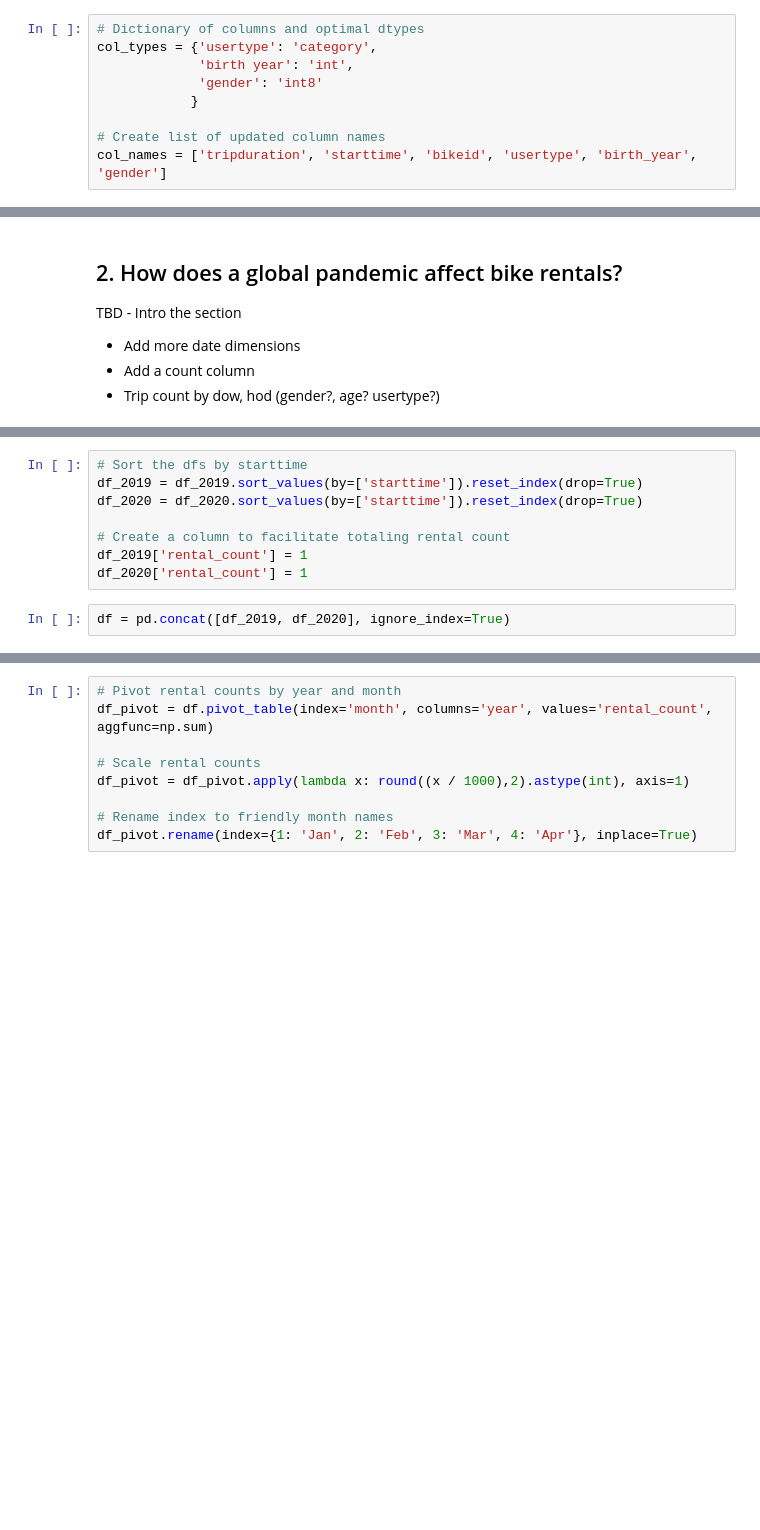
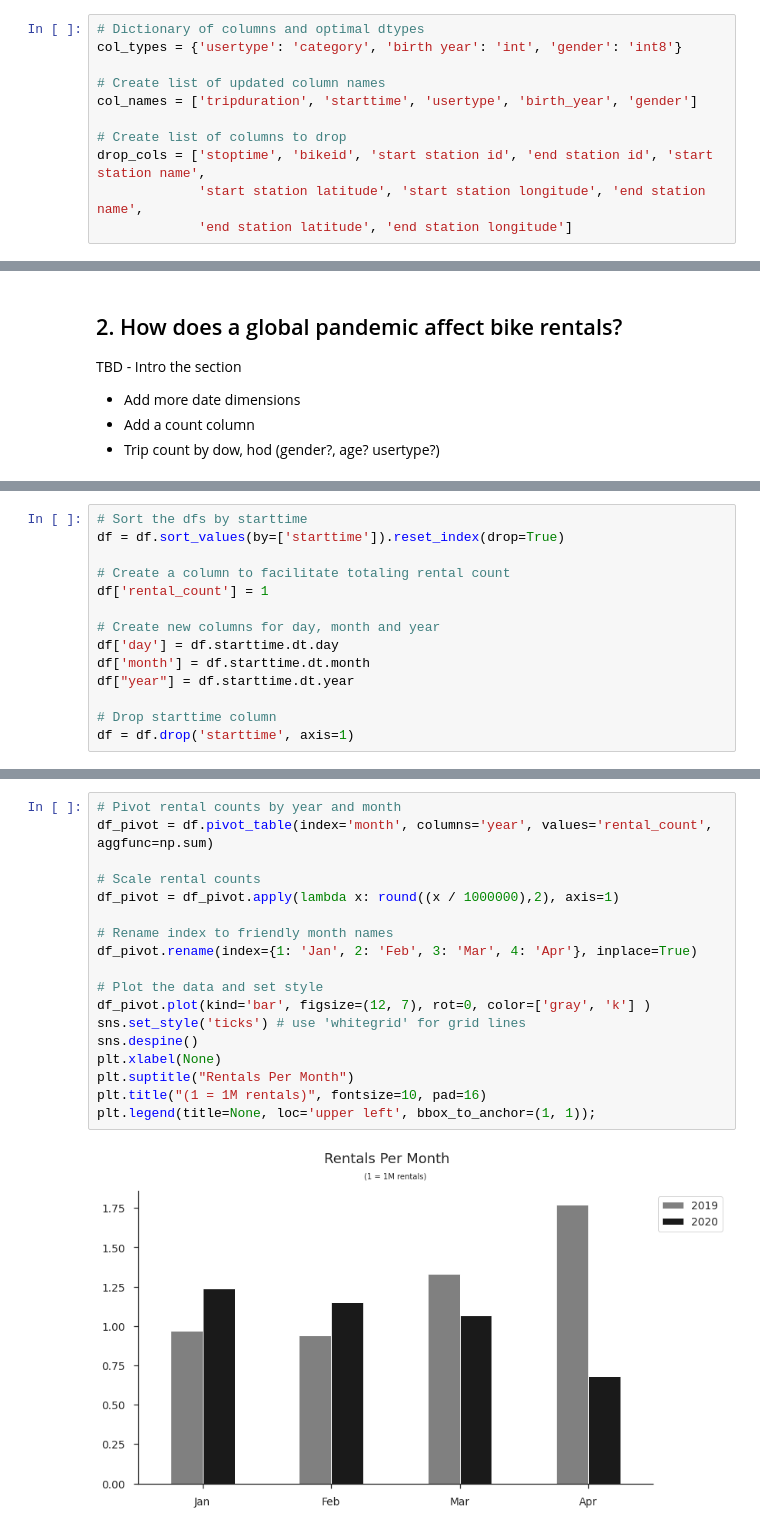
Before and after one commit to stevenrhart/bike-rentals, a Jupyter notebook: notebooks/Covid Bike Rental Analysis.ipynb, the cells around one changed output, grey strips where cells are left out. Saved outputs shown, nothing was run; the diff lists cells and outputs as text; blank space fills up the shorter version.

Commit message:
wip - major notebook refactor to Covid analysis; cleaned up rental count and duration plots and added plots for gender and age group

```diff
--- a/notebooks/Covid Bike Rental Analysis.ipynb
+++ b/notebooks/Covid Bike Rental Analysis.ipynb
@@ -51,10 +85,12 @@ output_notebook(resources=None, verbose=False, hide_banner=True, load_timeout=50
 ### Prep for data import
 # %%
 # Dictionary of columns and optimal dtypes
-col_types = {'usertype': 'category',
-             'birth year': 'int',
-             'gender': 'int8'
-            }
+col_types = {'usertype': 'category', 'birth year': 'int', 'gender': 'int8'}
 
 # Create list of updated column names
-col_names = ['tripduration', 'starttime', 'bikeid', 'usertype', 'birth_year', 'gender']
+col_names = ['tripduration', 'starttime', 'usertype', 'birth_year', 'gender']
+
+# Create list of columns to drop
+drop_cols = ['stoptime', 'bikeid', 'start station id', 'end station id', 'start station name',
+             'start station latitude', 'start station longitude', 'end station name',
+             'end station latitude', 'end station longitude']
@@ -145,10 +133,14 @@ TBD - Intro the section
 # %%
 # Sort the dfs by starttime
-df_2019 = df_2019.sort_values(by=['starttime']).reset_index(drop=True)
-df_2020 = df_2020.sort_values(by=['starttime']).reset_index(drop=True)
+df = df.sort_values(by=['starttime']).reset_index(drop=True)
 
 # Create a column to facilitate totaling rental count
-df_2019['rental_count'] = 1
-df_2020['rental_count'] = 1
+df['rental_count'] = 1
+
+# Create new columns for day, month and year
+df['day'] = df.starttime.dt.day
+df['month'] = df.starttime.dt.month
+df["year"] = df.starttime.dt.year
+
+# Drop starttime column
+df = df.drop('starttime', axis=1)
-# %%
-df = pd.concat([df_2019, df_2020], ignore_index=True)
@@ -163,9 +150,20 @@ df = df.drop('starttime', axis=1)
 # %%
 # Pivot rental counts by year and month
 df_pivot = df.pivot_table(index='month', columns='year', values='rental_count', aggfunc=np.sum)
 
 # Scale rental counts
-df_pivot = df_pivot.apply(lambda x: round((x / 1000),2).astype(int), axis=1)
+df_pivot = df_pivot.apply(lambda x: round((x / 1000000),2), axis=1)
 
 # Rename index to friendly month names
 df_pivot.rename(index={1: 'Jan', 2: 'Feb', 3: 'Mar', 4: 'Apr'}, inplace=True)
+
+# Plot the data and set style
+df_pivot.plot(kind='bar', figsize=(12, 7), rot=0, color=['gray', 'k'] )
+sns.set_style('ticks') # use 'whitegrid' for grid lines
+sns.despine()
+plt.xlabel(None)
+plt.suptitle("Rentals Per Month")
+plt.title("(1 = 1M rentals)", fontsize=10, pad=16)
+plt.legend(title=None, loc='upper left', bbox_to_anchor=(1, 1));
+# %% [output]
+[figure, added]
```
Also changed, not shown: parts of 29 cells of this notebook.
